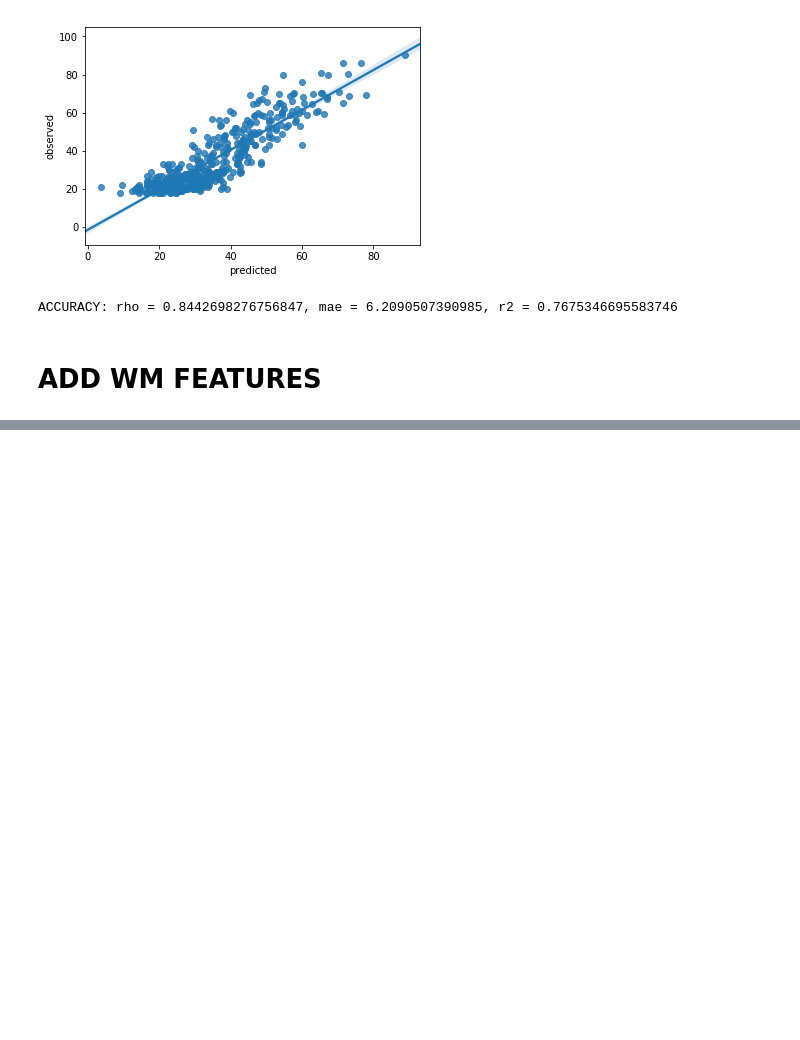
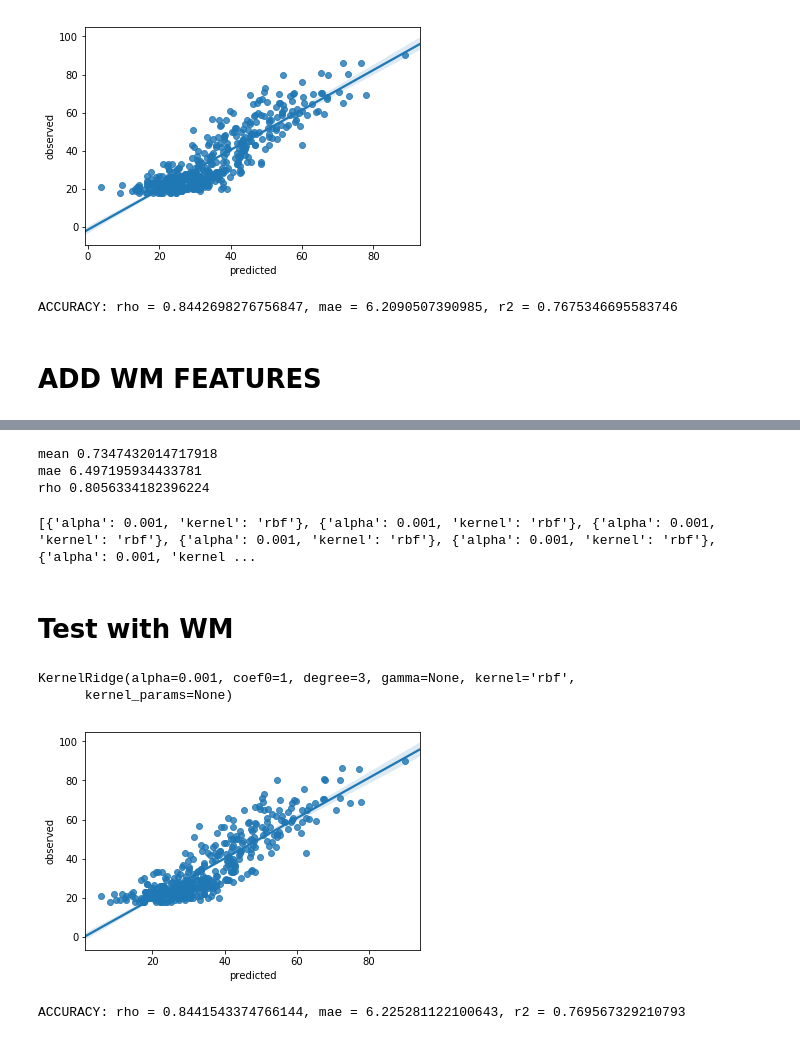
Before and after one commit to SmallHeads/PAC2019-MtRoyal_XValidators, a Jupyter notebook: krr.ipynb, the cells around one changed output, grey strips where cells are left out. Cells and saved outputs as stored; diff of their text form; code cells hidden in the pictures; blank space fills up the shorter version.

```diff
--- a/krr.ipynb
+++ b/krr.ipynb
@@ -205,0 +209,9 @@ wmfeat
+# %%
+train_overlap = set(wm_IDs) & set(df_features.subject_ID)
+test_overlap = set(wm_IDs) & set(test_feats.subject_ID)
+
+test_feats = test_feats[test_feats.subject_ID.isin(test_overlap)]
+df_features = df_features[df_features.subject_ID.isin(train_overlap)]
+
+test_age = df_age[df_age.subject_ID.isin(test_overlap)]
+df_age = df_age[df_age.subject_ID.isin(train_overlap)]
@@ -205,0 +283,45 @@ wmfeat
+# %%
+print('mean',np.mean(r2_list))
+print('mae',np.mean(mae_list))
+print('rho',np.mean(rho_list))
+# %% [output]
+mean 0.7347432014717918
+mae 6.497195934433781
+rho 0.8056334182396224
+# %%
+print(param_list)
+# %% [output]
+[{'alpha': 0.001, 'kernel': 'rbf'}, {'alpha': 0.001, 'kernel': 'rbf'}, {'alpha': 0.001, 'kernel': 'rbf'}, {'alpha': 0.001, 'kernel': 'rbf'}, {'alpha': 0.001, 'kernel': 'rbf'}, {'alpha': 0.001, 'kernel ...
+# %% [markdown]
+# Test with WM
+# %%
+krr = KernelRidge(alpha=0.001, kernel='rbf')
+krr.fit(x_,y_)
+# %% [output]
+KernelRidge(alpha=0.001, coef0=1, degree=3, gamma=None, kernel='rbf',
+      kernel_params=None)
+# %%
+# set the x
+xtest = new_test.loc[:,'scale007_1'::].drop('subject_ID',
+                                             axis=1).values
+# set the y
+ytest = test_age.loc[:,'age'].values
+# %%
+# test
+y_pred = clf.predict(xtest)
+
+# evaluate
+r2 = r2_score(ytest, y_pred)
+mae = mean_absolute_error(ytest, y_pred)
+pearson_r2 = stats.pearsonr(y_pred, ytest)[0]**2
+rho = stats.spearmanr(y_pred, ytest)[0]
+
+# plot
+sns.regplot(y_pred, ytest)
+plt.xlabel('predicted')
+plt.ylabel('observed')
+plt.show()
+print('ACCURACY: rho = {}, mae = {}, r2 = {}'.format(rho, mae, r2))
+# %% [output]
+[figure, added]
+ACCURACY: rho = 0.8441543374766144, mae = 6.225281122100643, r2 = 0.769567329210793
```
Also changed, not shown: parts of 6 cells of this notebook, 1 other file.
